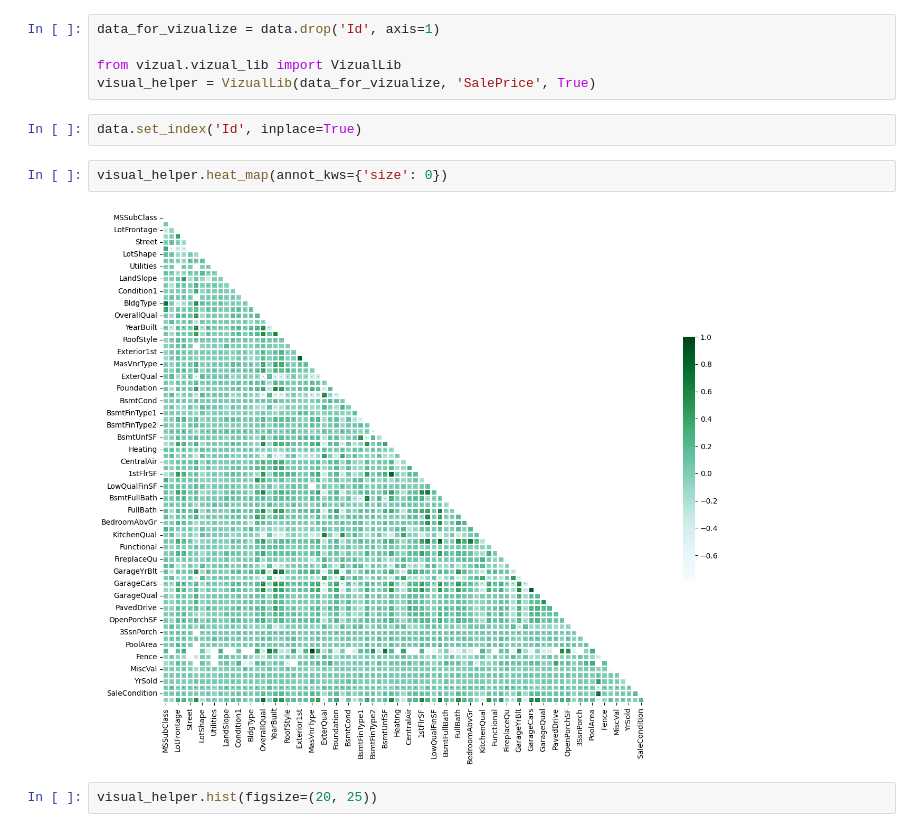
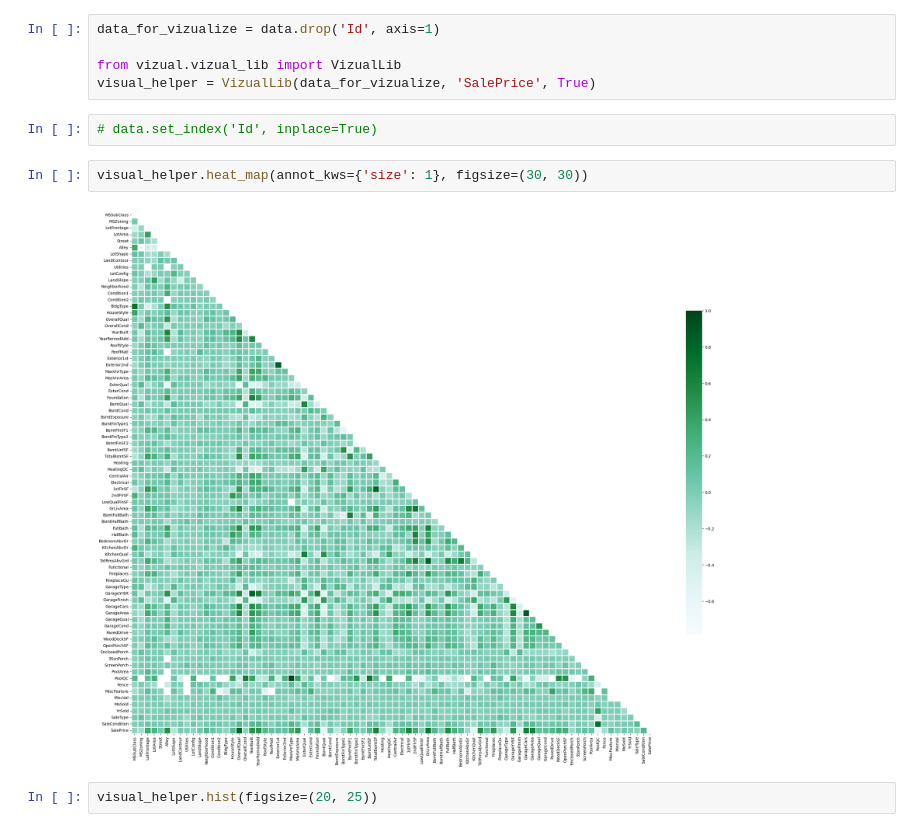
Before and after one commit to PNUAITeam13/House-Pricing, a Jupyter notebook: house-pricing.ipynb, the cells around one changed output. Saved outputs shown, nothing was run; the diff lists cells and outputs as text.

Commit message:
[STARTAI-39] Transformed data and trained a few models

```diff
--- a/house-pricing.ipynb
+++ b/house-pricing.ipynb
@@ -29,11 +29,11 @@ data_for_vizualize = data.drop('Id', axis=1)
 from vizual.vizual_lib import VizualLib
 visual_helper = VizualLib(data_for_vizualize, 'SalePrice', True)
 # %%
-data.set_index('Id', inplace=True)
+# data.set_index('Id', inplace=True)
 # %%
-visual_helper.heat_map(annot_kws={'size': 0})
+visual_helper.heat_map(annot_kws={'size': 1}, figsize=(30, 30))
 # %% [output]
-[figure, old version]
+[figure, new version]
 # %%
 visual_helper.hist(figsize=(20, 25))
 # %% [output]
```
Also changed, not shown: parts of 33 cells of this notebook, 1 other file.
